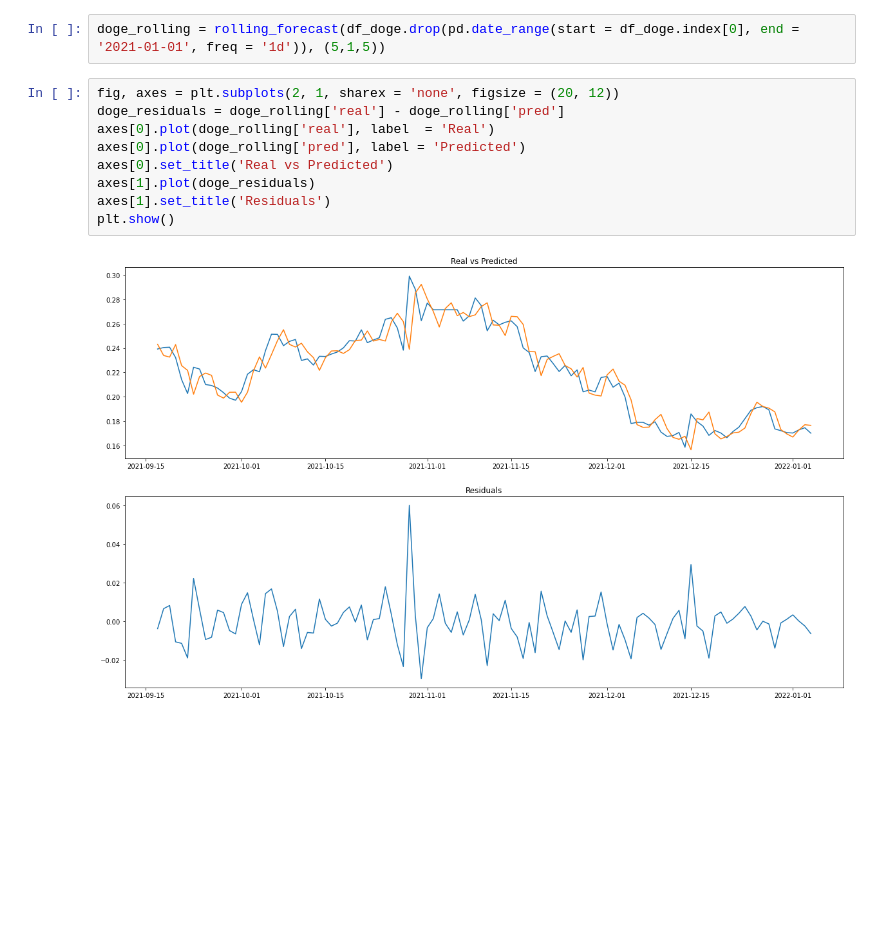
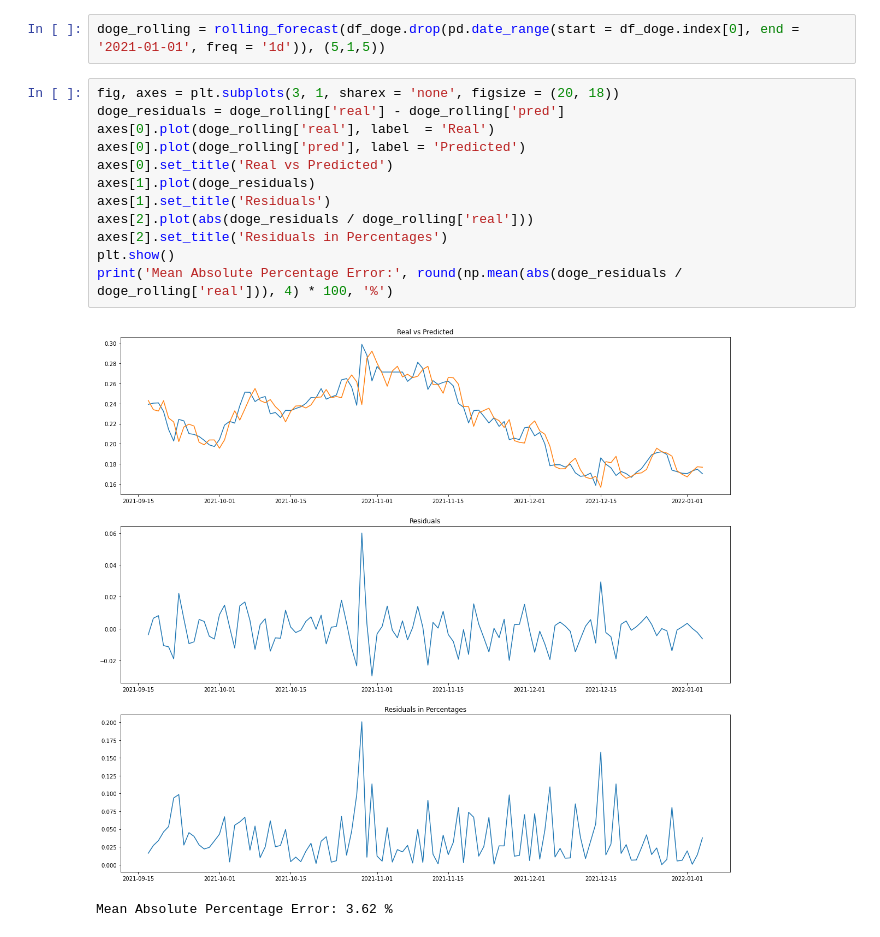
Before and after one commit to nabebako/Crypto-Price-Prediction-Model, a Jupyter notebook: arima.ipynb, the cells around one changed output. Drawn from its saved outputs; the diff is of its cells as text; blank space fills up the shorter version.

```diff
--- a/arima.ipynb
+++ b/arima.ipynb
@@ -189,13 +225,17 @@ plt.show()
 # %%
 doge_rolling = rolling_forecast(df_doge.drop(pd.date_range(start = df_doge.index[0], end = '2021-01-01', freq = '1d')), (5,1,5))
 # %%
-fig, axes = plt.subplots(2, 1, sharex = 'none', figsize = (20, 12))
+fig, axes = plt.subplots(3, 1, sharex = 'none', figsize = (20, 18))
 doge_residuals = doge_rolling['real'] - doge_rolling['pred']
 axes[0].plot(doge_rolling['real'], label  = 'Real')
 axes[0].plot(doge_rolling['pred'], label = 'Predicted')
 axes[0].set_title('Real vs Predicted')
 axes[1].plot(doge_residuals)
 axes[1].set_title('Residuals')
+axes[2].plot(abs(doge_residuals / doge_rolling['real']))
+axes[2].set_title('Residuals in Percentages')
 plt.show()
+print('Mean Absolute Percentage Error:', round(np.mean(abs(doge_residuals / doge_rolling['real'])), 4) * 100, '%')
 # %% [output]
-[figure, old version]
+[figure, new version]
+Mean Absolute Percentage Error: 3.62 %
```
Also changed, not shown: parts of 8 cells of this notebook.
